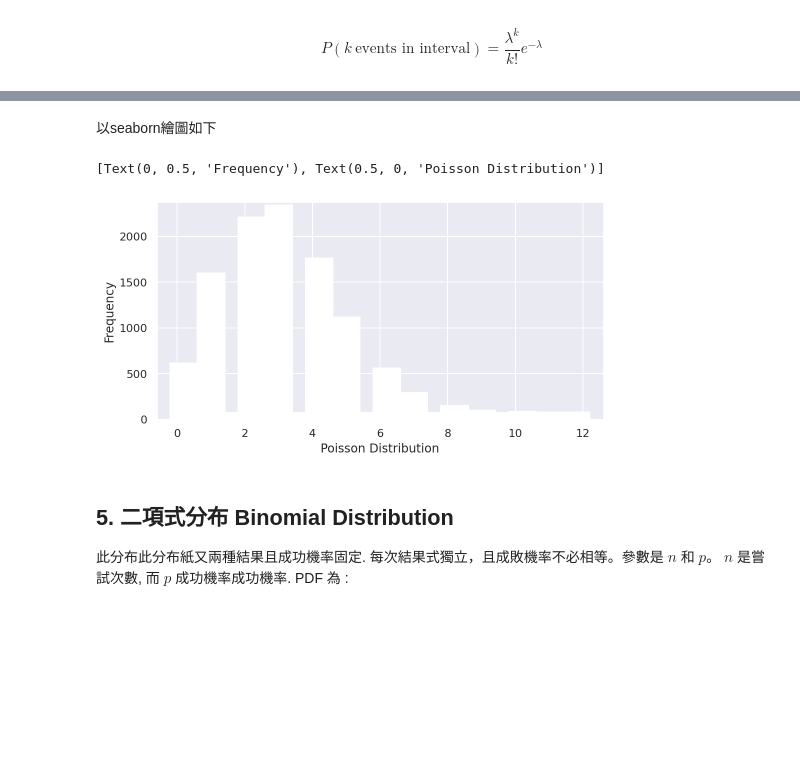
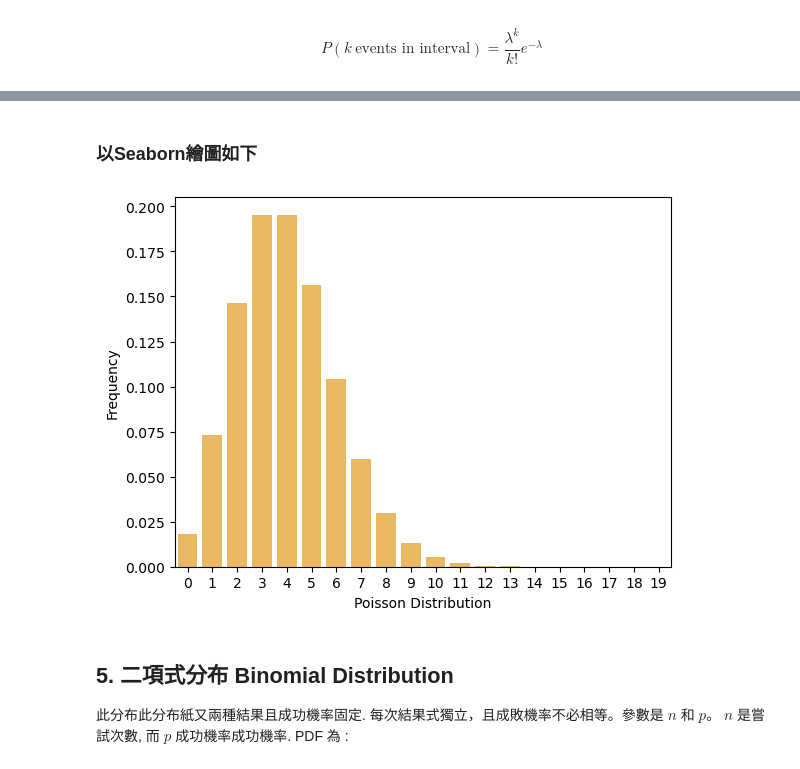
Before and after one commit to Skateboardguy/Temporary_File_Documents, a Jupyter notebook: MathProbabilityDistributions_作業.ipynb, the cells around one changed output, grey strips where cells are left out. Cells and saved outputs as stored; diff of their text form; code cells hidden in the pictures; blank space fills up the shorter version.

```diff
--- a/MathProbabilityDistributions_作業.ipynb
+++ b/MathProbabilityDistributions_作業.ipynb
@@ -198 +231,13 @@ from scipy.stats import poisson
 #data_poisson = ### 你的程式碼 ###
+# %%
+
+def poi_dist(k, lambda_param):
+    #np.random.seed(42)
+    '''計算poisson機率質量函數'''
+    return ((lambda_param**k)*(np.exp(-lambda_param)))/(math.factorial(k))
+# %%
+#計算理論值
+lambda_param = 4
+k_range= range(0,20)
+data_poisson=[poi_dist(x,lambda_param) for x in k_range]
+data_poisson
@@ -199,16 +265,19 @@ from scipy.stats import poisson
 # %% [markdown]
-以seaborn繪圖如下
+### 以Seaborn繪圖如下
 # %%
-ax = sns.distplot(data_poisson,
-                  bins=30,
-                  kde=False,
-                  color='skyblue',
-                  hist_kws={"linewidth": 15,'alpha':1})
+import matplotlib.pyplot as plt
+ax = sns.barplot(
+                  data_poisson,
+
+                  color='orange',
+                  linewidth=1,
+                  alpha = 0.7
+                  )
 
 ax.set(xlabel='Poisson Distribution', ylabel='Frequency')
+plt.show()
 # %% [output]
-[Text(0, 0.5, 'Frequency'), Text(0.5, 0, 'Poisson Distribution')]
-[figure, old version]
+[figure, new version]
 # %% [markdown]
 ## 5. 二項式分布 Binomial Distribution
 
```
Also changed, not shown: parts of 11 cells of this notebook, 1 other file.
